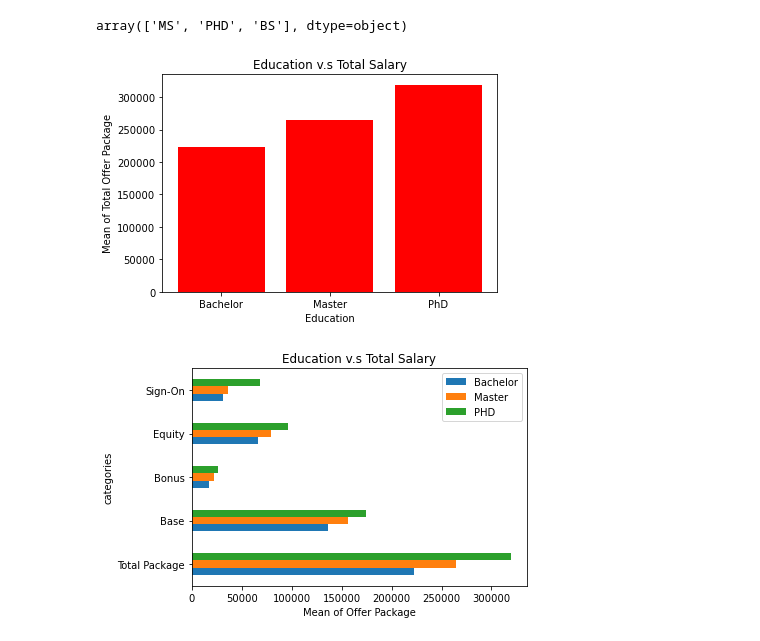
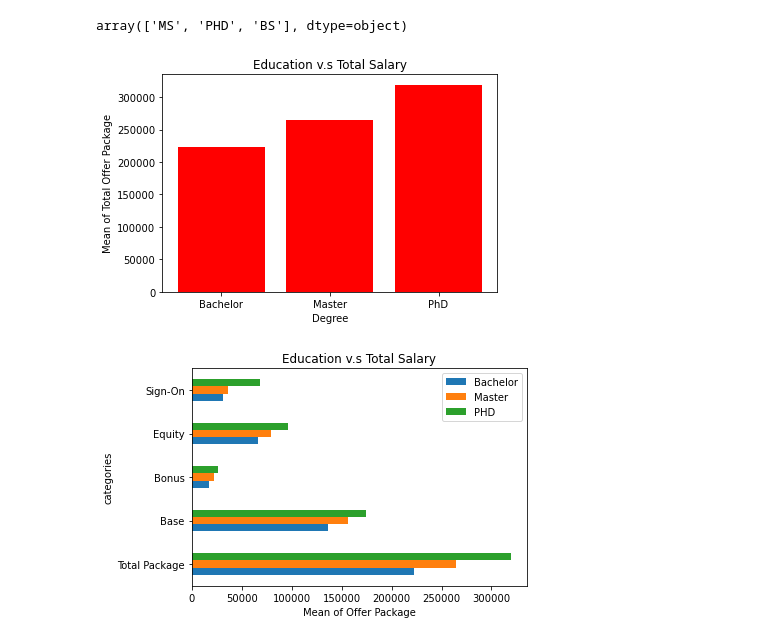
Before and after one commit to dorothyjx/damg-6105-Final-Project, a Jupyter notebook: project_final.ipynb, the cells around one changed output. Drawn from its saved outputs; the diff is of its cells as text; code cells hidden in the pictures.

```diff
--- a/project_final.ipynb
+++ b/project_final.ipynb
@@ -390,16 +390,16 @@ phd_signon_mean = getMean(phdso)
 # %%
 # Getting bar chart of total means of different education backgrounds
 
 means = [bs_tmean, ms_tmean, phd_tmean]
 educations = ['Bachelor', 'Master', 'PhD']
 fig = plt.figure()
 plt.bar(educations, means, color = 'r')
 plt.title('Education v.s Total Salary')
-plt.xlabel('Education')
+plt.xlabel('Degree')
 plt.ylabel('Mean of Total Offer Package')
 fig.savefig('./figures/EducationSalary1.png', bbox_inches='tight')
 # %% [output]
-[figure, old version]
+[figure, new version]
 # %%
 # Getting bar chart of every catagories' means of different education backgrounds
 #print(phd_tmean, phd_base_mean, phd_bonus_mean, phd_equity_mean, phd_signon_mean)
```
Also changed, not shown: parts of 3 cells of this notebook, 7 other files.
